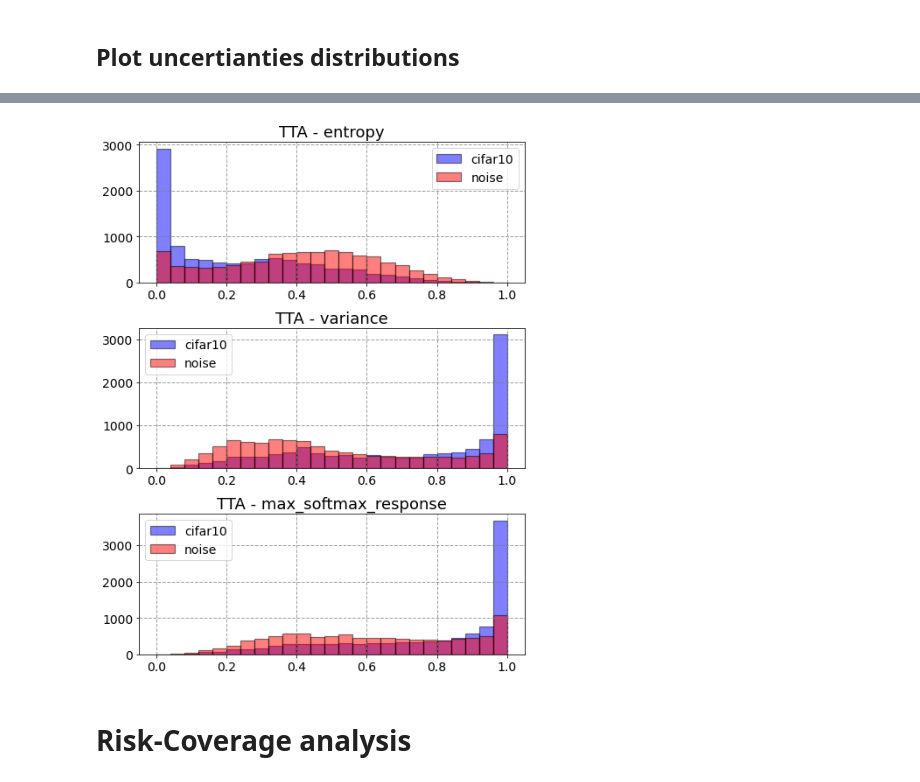
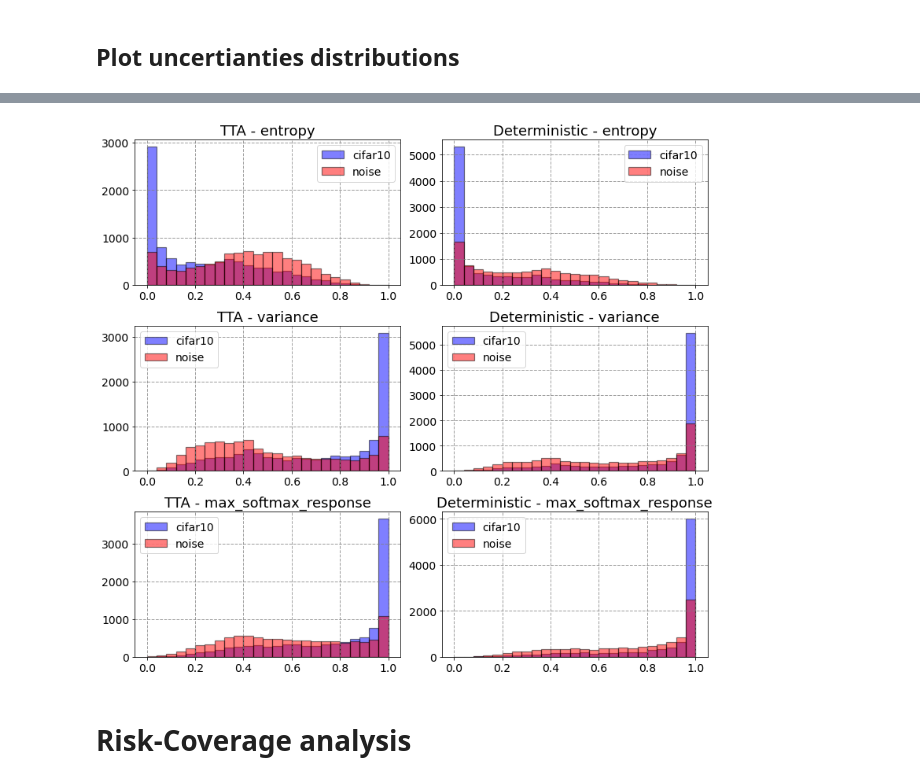
Before and after one commit to richter43/MLAUtils, a Jupyter notebook: Selective_classification.ipynb, the cells around one changed output, grey strips where cells are left out. Saved outputs shown, nothing was run; the diff lists cells and outputs as text; code cells hidden in the pictures.

```diff
--- a/Selective_classification.ipynb
+++ b/Selective_classification.ipynb
@@ -200,6 +200,10 @@ class TTAWrapper:
         return pred_augmented
 # %%
 tta_model = TTAWrapper(model)
+# %%
+cifar10_preds = model.predict(cifar10_test)
+# %%
+corruption_preds = model.predict(corruption_ds)
 # %%
 cifar10_many_preds = tta_model.predict_many_times(cifar10_test, "random_zoom", repeat=10)
 # %%
@@ -207,30 +211,54 @@ corruption_many_preds = tta_model.predict_many_times(corruption_ds, "random_zoom
 # %% [markdown]
 ## Plot uncertianties distributions
 # %%
-uncertainties_tta = dict()
-uncertainties_tta['cifar10'] = (tta_model.uncertainty_metrics(np.array(cifar10_many_preds)),
-                                cifar10_many_preds, y_true_cifar10)
-uncertainties_tta['corrupted'] = (tta_model.uncertainty_metrics(np.array(corruption_many_preds)),
-                                  corruption_many_preds, label_corruption)
-fig, axes = plt.subplots(len(tta_model._uncertainty_metrics.keys()), 1, figsize=(7, 9))
+uncertainties = dict()
+uncertainties['cifar10_probabilistic'] = (tta_model.uncertainty_metrics(np.array(cifar10_many_preds)),
+                                          cifar10_many_preds, y_true_cifar10)
+uncertainties['corrupted_probabilistic'] = (tta_model.uncertainty_metrics(np.array(corruption_many_preds)),
+                                            corruption_many_preds, label_corruption)
+uncertainties['cifar10_deterministic'] = (tta_model.uncertainty_metrics(cifar10_preds),
+                                          cifar10_preds, y_true_cifar10)
+uncertainties['corrupted_deterministic'] = (tta_model.uncertainty_metrics(corruption_preds),
+                                            corruption_preds, label_corruption)
+fig, axes = plt.subplots(len(tta_model._uncertainty_metrics.keys()), 2, figsize=(11, 10))
 for ax, measure in zip(axes, tta_model._uncertainty_metrics.keys()):
-    ax .set_title(f"TTA - {measure}")
-    ax.hist(uncertainties_tta['cifar10'][0][measure],
-            color="blue",
-            log=False,
-            bins=25,
-            edgecolor='black',
-            linewidth=1.2,
-            alpha=0.5,
-            label="cifar10");
-    ax.hist(uncertainties_tta['corrupted'][0][measure],
-            color="red",
-            log=False,
-            bins=25,
-            edgecolor='black',
-            linewidth=1.2,
-            alpha=0.5,
-            label="noise");
-    ax.legend()
-plt.tight_layout()
+    # TTA
+    ax[0].set_title(f"TTA - {measure}")
+    ax[0].hist(uncertainties['cifar10_probabilistic'][0][measure],
+               color="blue",
+               log=False,
+               bins=25,
+               edgecolor='black',
+               linewidth=1.2,
+               alpha=0.5,
+               label="cifar10");
+    ax[0].hist(uncertainties['corrupted_probabilistic'][0][measure],
+               color="red",
+               log=False,
+               bins=25,
+               edgecolor='black',
+               linewidth=1.2,
+               alpha=0.5,
+               label="noise");
+    ax[0].legend()
+    # Deterministic
+    ax[1].set_title(f"Deterministic - {measure}")
+    ax[1].hist(uncertainties['cifar10_deterministic'][0][measure],
+               color="blue",
+               log=False,
+               bins=25,
+               edgecolor='black',
+               linewidth=1.2,
+               alpha=0.5,
+               label="cifar10");
+    ax[1].hist(uncertainties['corrupted_deterministic'][0][measure],
+               color="red",
+               log=False,
+               bins=25,
+               edgecolor='black',
+               linewidth=1.2,
+               alpha=0.5,
+               label="noise");
+    ax[1].legend()
+    plt.tight_layout()
 # %% [output]
@@ -243,4 +265,4 @@ Done max_softmax_response
-[figure, old version]
+[figure, new version]
 # %% [markdown]
 # Risk-Coverage analysis
 # %% [markdown]
```
Also changed, not shown: parts of 9 cells of this notebook.
